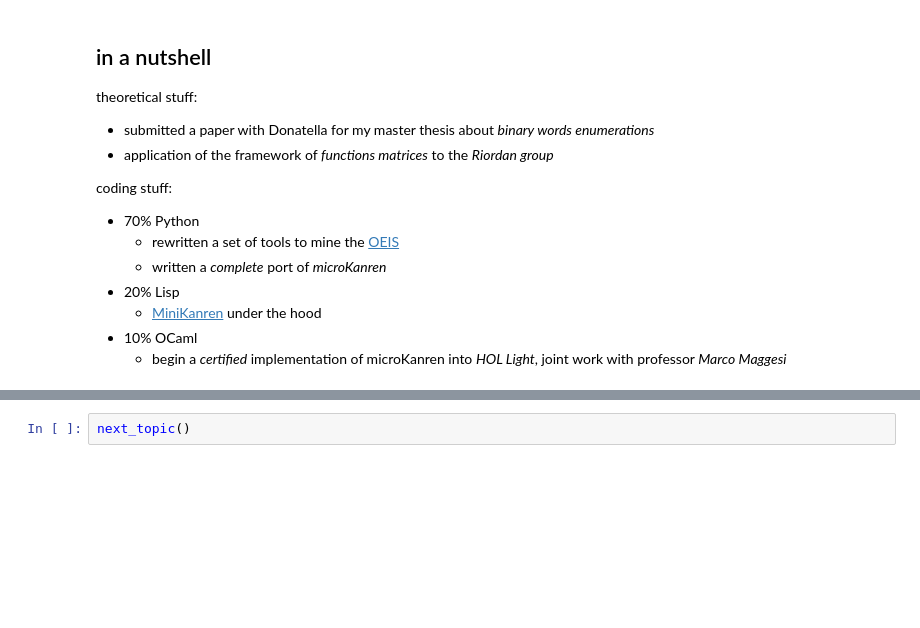
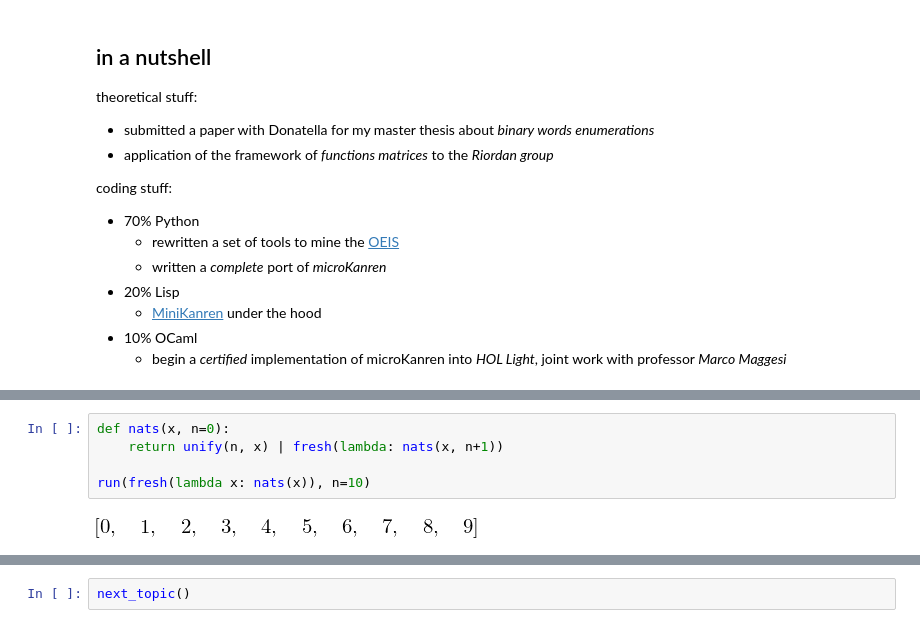
Before and after one commit to massimo-nocentini/massimo-nocentini.github.io, a Jupyter notebook: PhD/second-year-summary/presentation.ipynb, the cells around one changed output, grey strips where cells are left out. Cells and saved outputs as stored; diff of their text form; blank space fills up the shorter version.

```diff
--- a/PhD/second-year-summary/presentation.ipynb
+++ b/PhD/second-year-summary/presentation.ipynb
@@ -449,0 +268,7 @@ crawl(seq='cleaned_fibonacci')
+# %%
+def nats(x, n=0):
+    return unify(n, x) | fresh(lambda: nats(x, n+1))
+
+run(fresh(lambda x: nats(x)), n=10)
+# %% [output]
+[figure, added]
```
Also changed, not shown: parts of 55 cells of this notebook, 1 other file.
